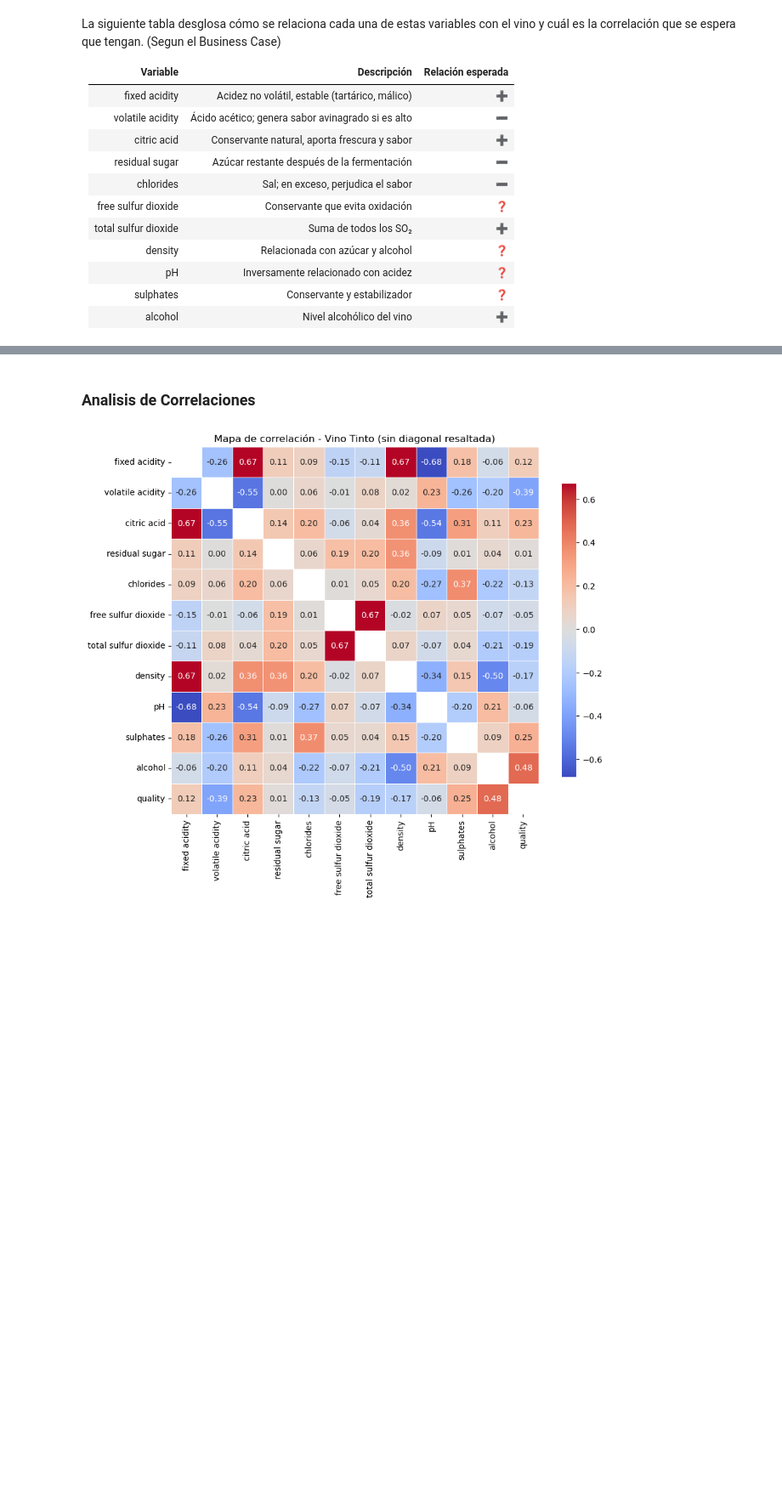
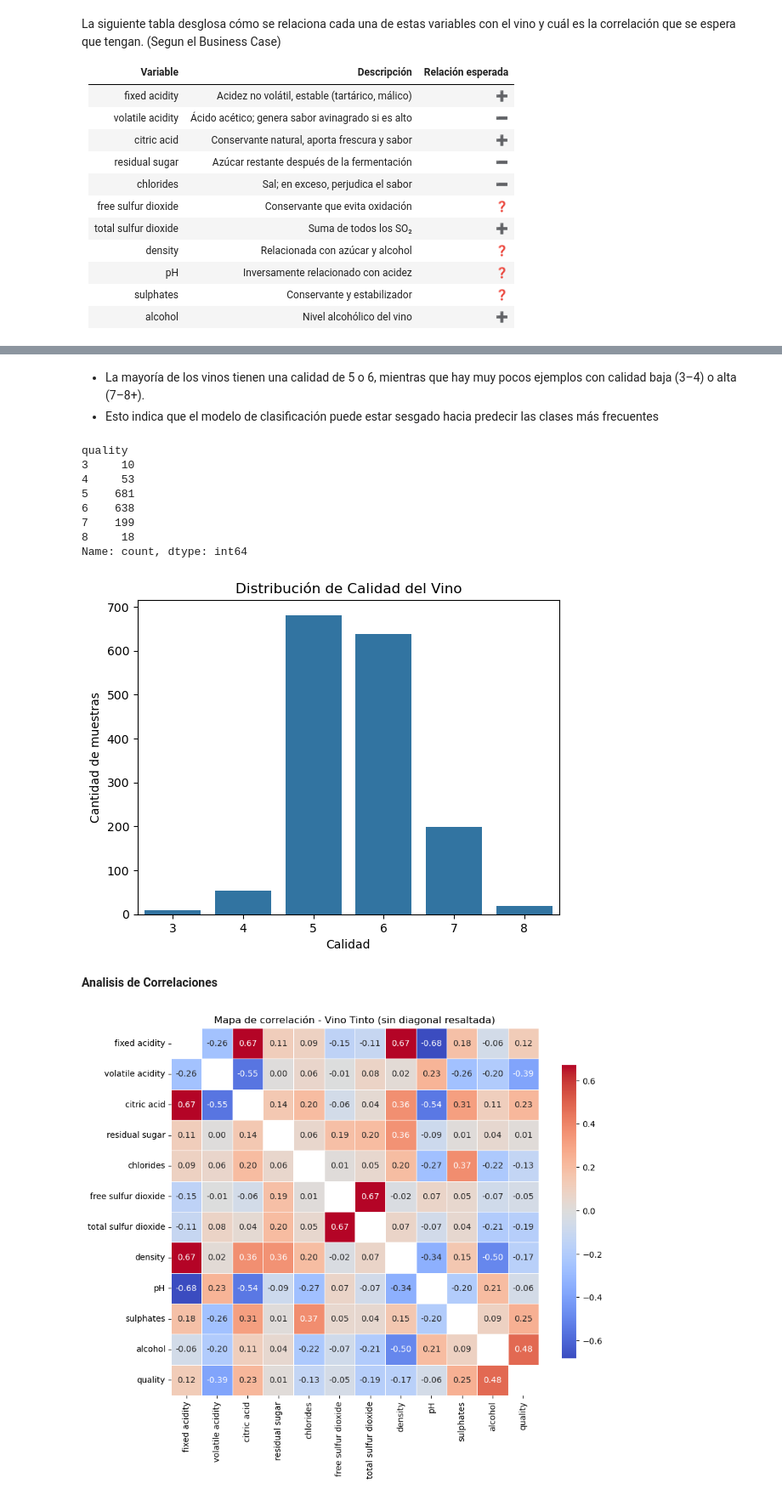
Before and after one commit to babuenop/machine-learning-basics, a Jupyter notebook: proyecto_final_BI/bc_wine_quality_and_prices.ipynb, the cells around one changed output, grey strips where cells are left out. Shown at 85% size. Cells and saved outputs as stored; diff of their text form; code cells hidden in the pictures; blank space fills up the shorter version.

```diff
--- a/proyecto_final_BI/bc_wine_quality_and_prices.ipynb
+++ b/proyecto_final_BI/bc_wine_quality_and_prices.ipynb
@@ -92,5 +231,28 @@ La siguiente tabla desglosa cómo se relaciona cada una de estas variables con e
+# %% [markdown]
+- La mayoría de los vinos tienen una calidad de 5 o 6, mientras que hay muy pocos ejemplos con calidad baja (3–4) o alta (7–8+).
+- Esto indica que el modelo de clasificación puede estar sesgado hacia predecir las clases más frecuentes
+# %%
+# Conteo de clases
+print(df['quality'].value_counts().sort_index())
+
+# Visualización del desbalance
+sns.countplot(x='quality', data=df)
+plt.title('Distribución de Calidad del Vino')
+plt.xlabel('Calidad')
+plt.ylabel('Cantidad de muestras')
+plt.show()
+# %% [output]
+quality
+3     10
+4     53
+5    681
+6    638
+7    199
+8     18
+Name: count, dtype: int64
+[figure, added]
 # %% [markdown]
-### **Analisis de Correlaciones**
+**Analisis de Correlaciones**
 # %%
 # Calculamos la correlación entre las variables numéricas
 correlation_matrix = df.corr(numeric_only=True)
```
Also changed, not shown: parts of 47 cells of this notebook, 14 other files.
